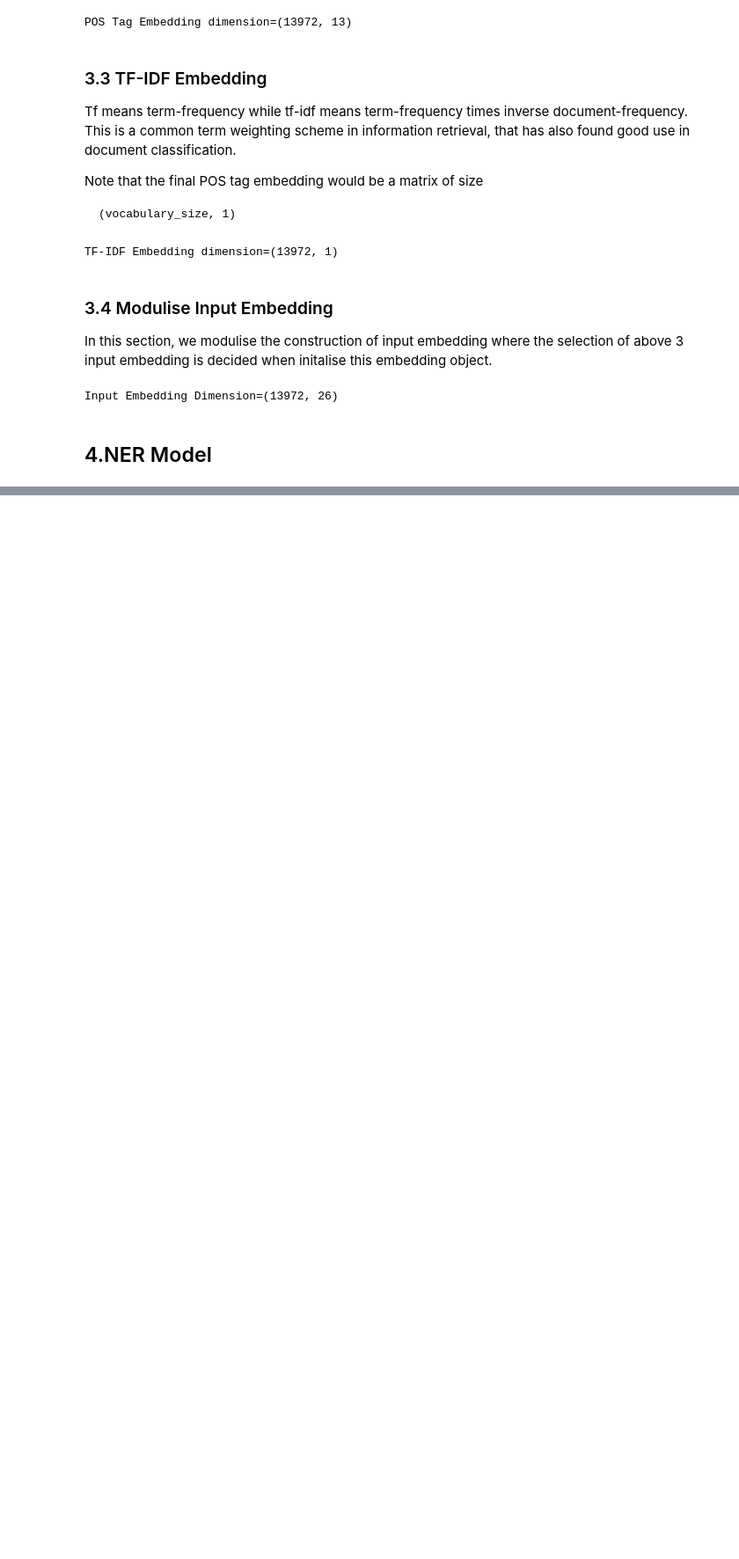
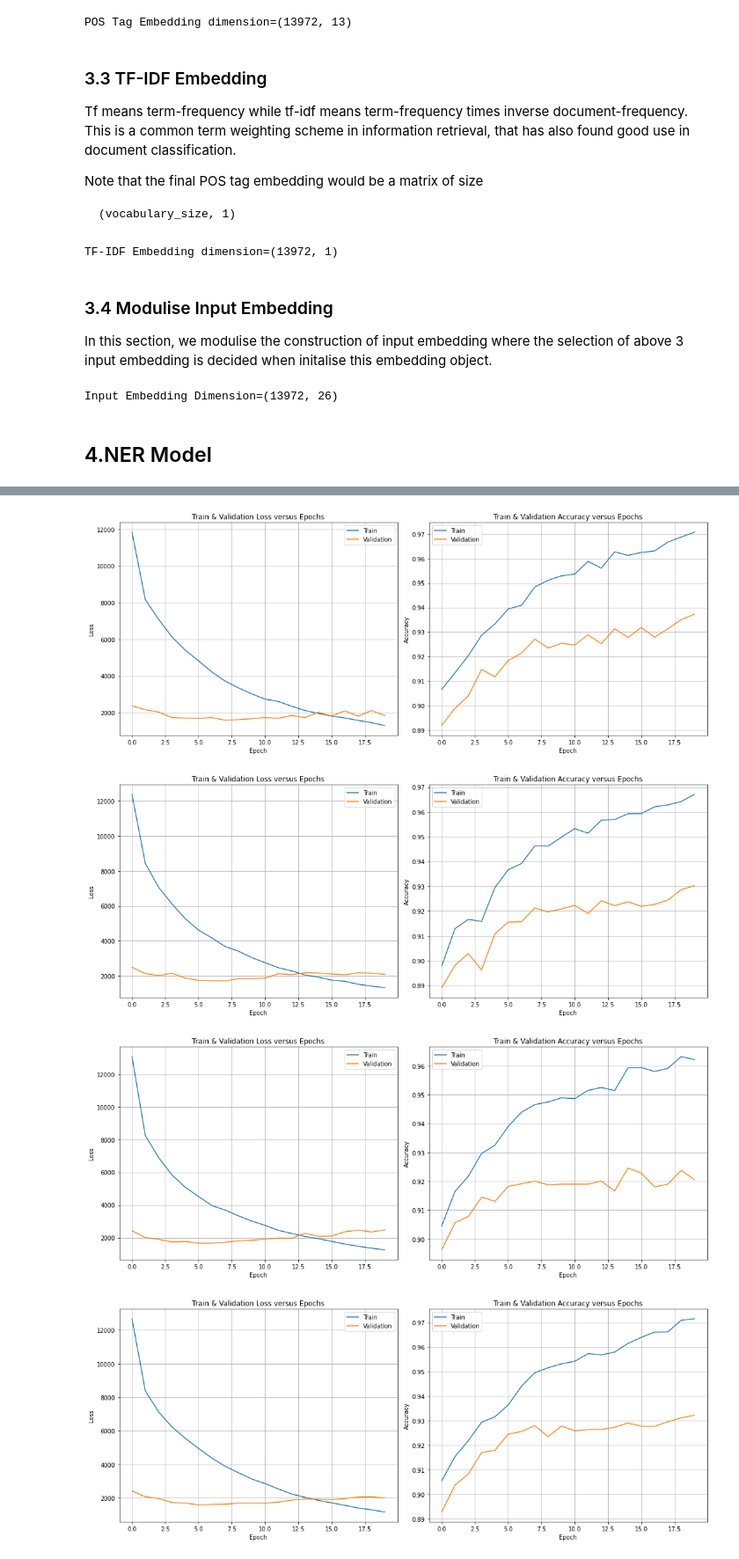
Before and after one commit to seanwelz/5046-A2, a Jupyter notebook: Assignment2_xzho7240_xwan8513.ipynb, the cells around one changed output, grey strips where cells are left out. Shown: that part at 88% size. Drawn from its saved outputs; the diff is of its cells as text; code cells hidden in the pictures; blank space fills up the shorter version.

```diff
--- a/Assignment2_xzho7240_xwan8513.ipynb
+++ b/Assignment2_xzho7240_xwan8513.ipynb
@@ -615,0 +685,20 @@ weighted avg     0.9425    0.9428    0.9392      7556
+# %%
+def conduct_one_experiment(model, optimizer, expr_name):
+  """Conduct 1 experiment - Train, evaluate and visualise results.
+
+  Parameters
+  ----------
+  model: a sequence to sequence model
+  expr_name: the experiment name - e.g. Input Embedding=Word2Vec, NER=Bi-LSTM CRF, Layer=Single, Attention=None
+
+  Return
+  ------
+  result: dict
+    Evaluation result for final comparison
+
+  """
+  model, loss_train, loss_val, acc_train, acc_val = train_evaluate(model, optimizer)
+  result = evaluate(model)
+  draw_loss(loss_train, loss_val, acc_train, acc_val, save_path=f'drive/My Drive/comp5046/{expr_name}.pdf')
+
+  return result
@@ -615,0 +714,30 @@ weighted avg     0.9425    0.9428    0.9392      7556
+# %%
+embeddings = {
+    'Word2Vec': Embedding(use_word2vec=True, use_pos=False, use_tfidf=False),
+    'Word2Vec + POS-Tag': Embedding(use_word2vec=True, use_pos=True, use_tfidf=False),
+    'Word2Vec + TFIDF': Embedding(use_word2vec=True, use_pos=False, use_tfidf=True),
+    'Word2Vec + POS-Tag + TFIDF': Embedding(use_word2vec=True, use_pos=True, use_tfidf=True)
+}
+
+# mount to my drive
+from google.colab import drive
+drive.mount('/content/drive')
+
+
+# loop through all embedding combinations and do experiment
+input_embedding_evaluation_results = {}
+for name, embedding in tqdm(embeddings.items()):
+  # log
+  expr_name = f'Input Embedding={name} NER=Bi-LSTM CRF Layer=Single Attention=None'
+  print('=' * 100)
+  print('Start Experiment:', expr_name)
+
+  # build Bi-LSTM CRF model
+  device = torch.device("cuda" if torch.cuda.is_available() else "cpu")
+  HIDDEN_DIM = 50
+  model = BiLSTM_CRF(len(word_to_ix), tag_to_ix, embedding_dim, embedding_matrix, HIDDEN_DIM).to(device)
+  optimizer = optim.SGD(model.parameters(), lr=0.01, weight_decay=1e-4)
+
+  # start experiment
+  input_embedding_evaluation_results[name] = conduct_one_experiment(model, optimizer, expr_name)
+# %% [output]
@@ -615,0 +761,4 @@ weighted avg     0.9425    0.9428    0.9392      7556
+[figure, added]
+[figure, added]
+[figure, added]
+[figure, added]
```
Also changed, not shown: parts of 17 cells of this notebook.
